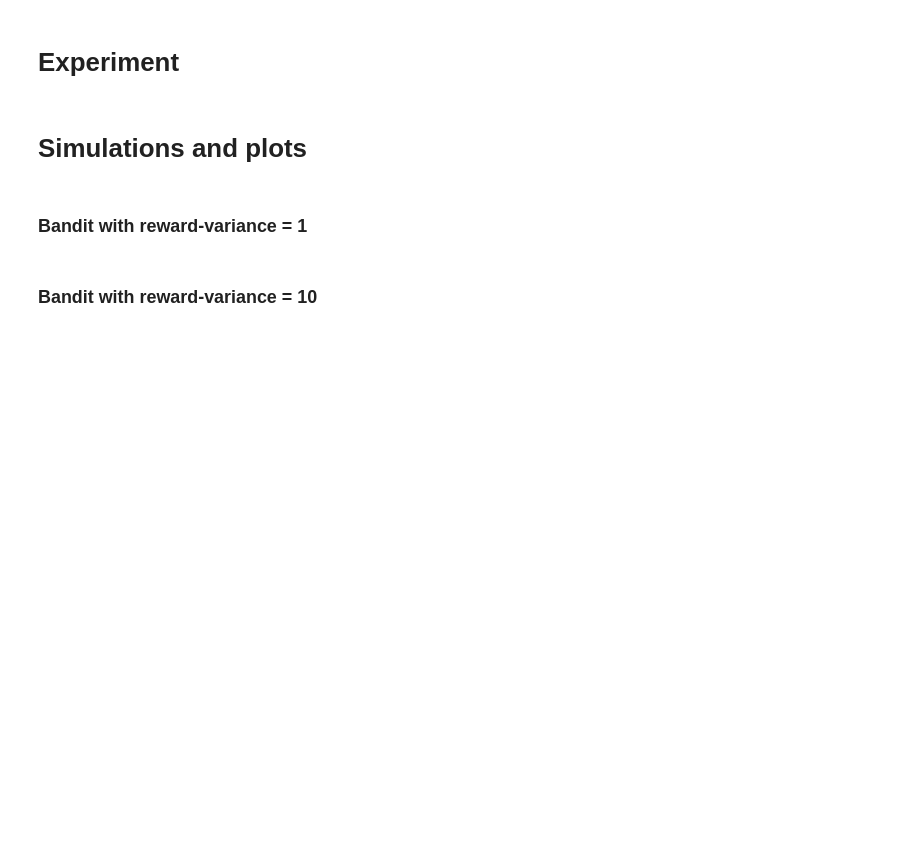
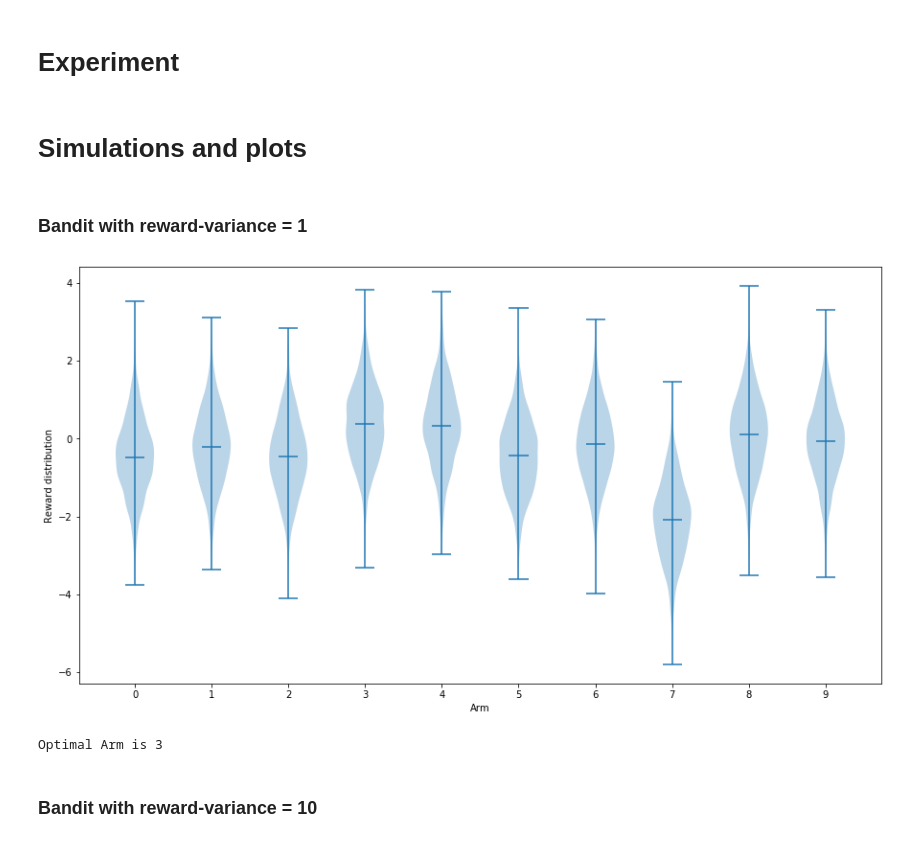
Before and after one commit to sharmilisrinivasan/RL, a Jupyter notebook: IISc_Assignments/10ArmBandit/10 Arm Bandit Assignment.ipynb, the cells around one changed output. Saved outputs shown, nothing was run; the diff lists cells and outputs as text; code cells hidden in the pictures; blank space fills up the shorter version.

Commit message:
IISc Assignment- 10ArmBandit- Notebook with output and saved plots

```diff
--- a/IISc_Assignments/10ArmBandit/10 Arm Bandit Assignment.ipynb
+++ b/IISc_Assignments/10ArmBandit/10 Arm Bandit Assignment.ipynb
@@ -179,8 +197,11 @@ class Experiment:
 ### Bandit with reward-variance = 1
 # %%
 bandit_var1 = Bandit(10)
-bandit_var1.plot()
+bandit_var1.plot(save_path="10_arms_bandit_variance_1_reward_dist.png")
 print(f"Optimal Arm is {bandit_var1.get_best_arm()}")
+# %% [output]
+[figure, added]
+Optimal Arm is 3
 # %% [markdown]
 ### Bandit with reward-variance = 10
 # %%
```
Also changed, not shown: parts of 8 cells of this notebook, 4 other files.
